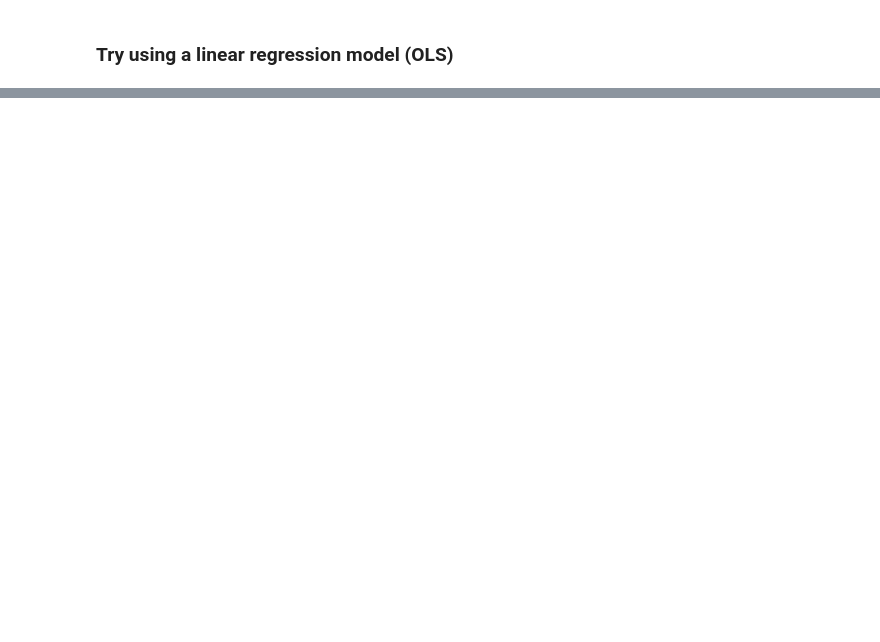
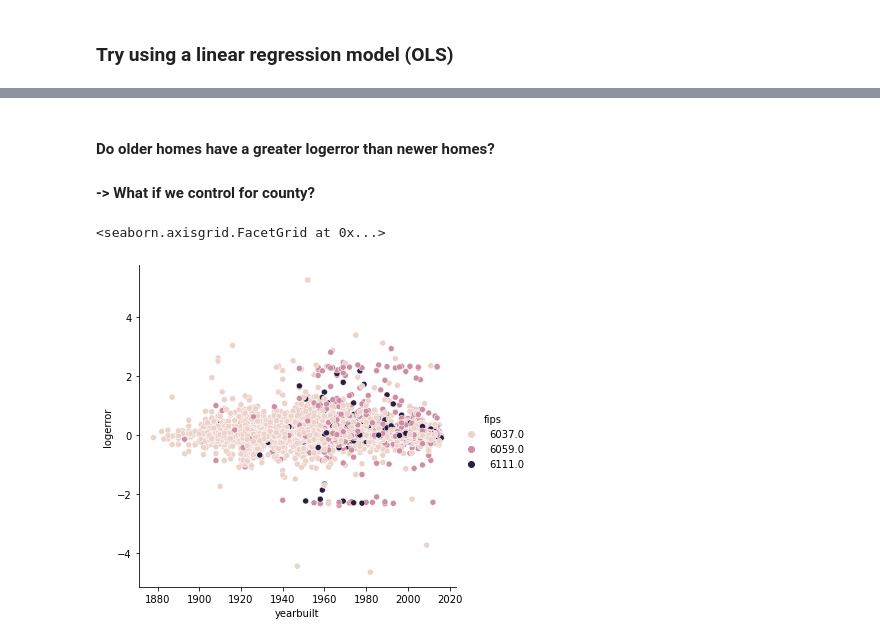
Before and after one commit to TeamOneCluster/ClusterProject, a Jupyter notebook: bts-explore.ipynb, the cells around one changed output, grey strips where cells are left out. Cells and saved outputs as stored; diff of their text form; code cells hidden in the pictures; blank space fills up the shorter version.

```diff
--- a/bts-explore.ipynb
+++ b/bts-explore.ipynb
@@ -623,0 +672,8 @@ y_train
+# %% [markdown]
+#### Do older homes have a greater logerror than newer homes?
+####     -> What if we control for county?
+# %%
+sns.relplot(train.yearbuilt, train.logerror, data=train, hue='fips')
+# %% [output]
+<seaborn.axisgrid.FacetGrid at 0x...>
+[figure, added]
```
Also changed, not shown: parts of 37 cells of this notebook.
